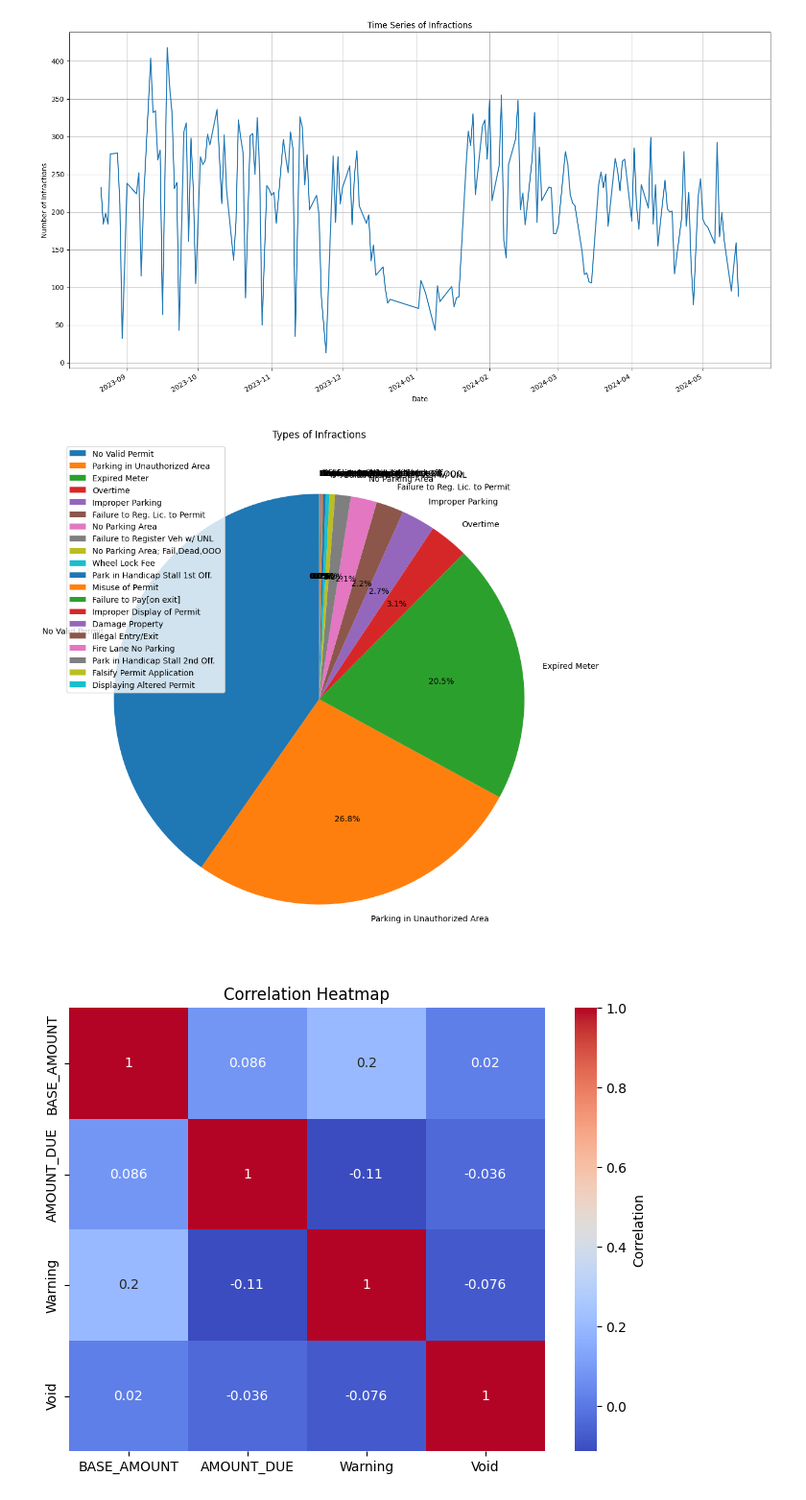
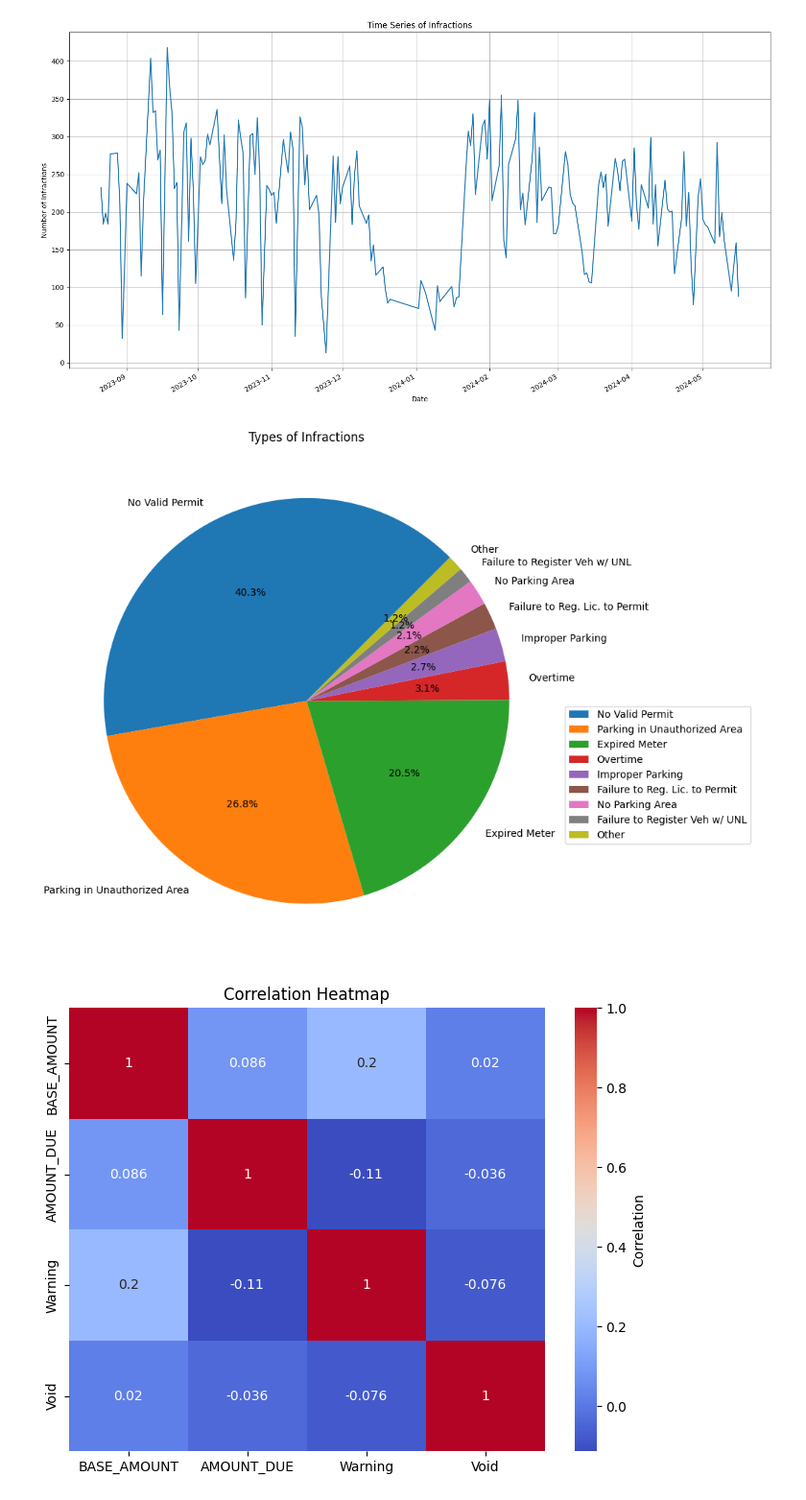
Before and after one commit to dpushkaran/UNL_Parking_Citation_ML_Model, a Jupyter notebook: Visualizations.ipynb, the cells around one changed output. Shown: that part at 96% size. Saved outputs shown, nothing was run; the diff lists cells and outputs as text; code cells hidden in the pictures.

Commit message:
Updated Pi-Chart

```diff
--- a/Visualizations.ipynb
+++ b/Visualizations.ipynb
@@ -51,18 +51,37 @@ plt.tight_layout()
 plt.show()
 # %% [output]
 [figure]
-# %%
-infraction_types = data['Description'].value_counts()
-
-# Plot pie chart
-plt.figure(figsize=(10, 10))
-infraction_types.plot(kind='pie', autopct='%1.1f%%', startangle=90, legend=True)
-plt.title('Types of Infractions')
-plt.ylabel('')
-plt.tight_layout()
-plt.show()
-# %% [output]
-[figure, removed]
+# %%
+# Assuming `data` is your DataFrame
+infraction_types = data['Description'].value_counts()
+
+# Calculate the total number of infractions
+total_infractions = infraction_types.sum()
+
+# Determine which infractions are less than 2%
+threshold = total_infractions * 0.012
+infraction_types_grouped = infraction_types.copy()
+infraction_types_grouped['Other'] = infraction_types[infraction_types < threshold].sum()
+
+# Remove the individual infractions that are now grouped as "Other"
+infraction_types_grouped = infraction_types_grouped[infraction_types_grouped >= threshold]
+
+# Plot the pie chart
+plt.figure(figsize=(10, 10))
+plt.pie(
+    infraction_types_grouped,
+    labels=infraction_types_grouped.index,
+    autopct='%1.1f%%',
+    startangle=45
+)
+plt.title('Types of Infractions')
+
+# Move legend to the side
+plt.legend(infraction_types_grouped.index, loc="upper left", bbox_to_anchor=(1, 0.5))
+plt.tight_layout()
+plt.show()
+# %% [output]
+[figure, added]
 # %%
 numeric_data = data[['BASE_AMOUNT', 'AMOUNT_DUE', 'Warning', 'Void']]
 
```
